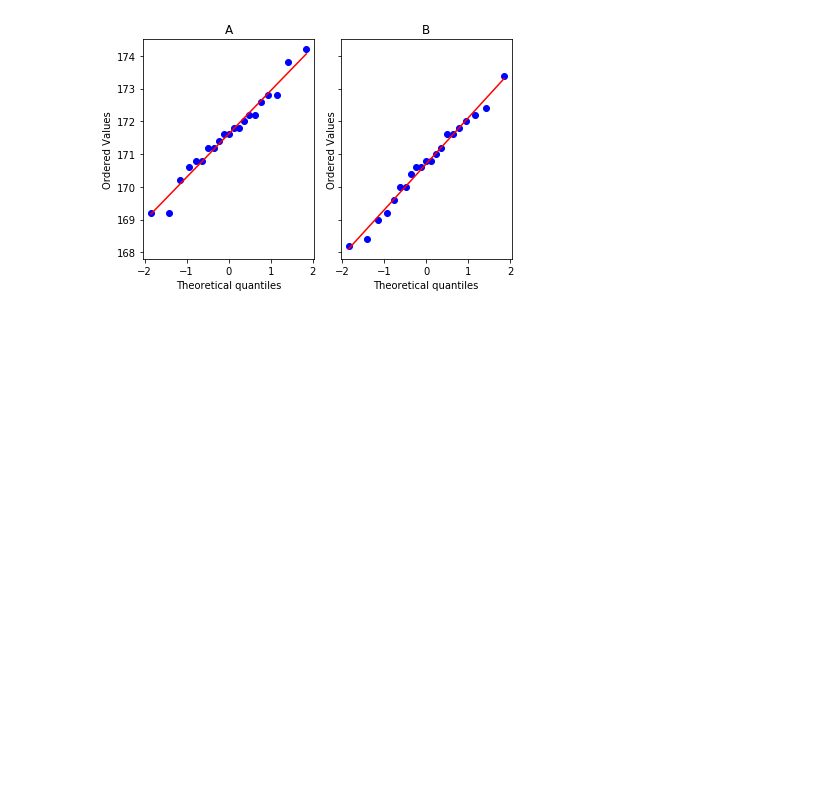
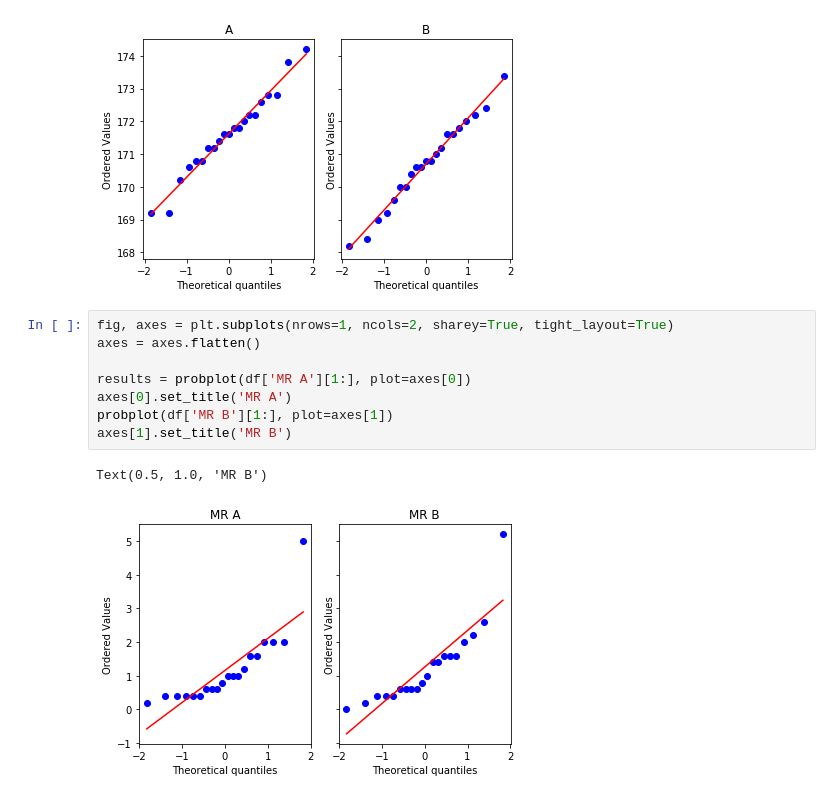
Before and after one commit to rschutjens/spc-mr-charts, a Jupyter notebook: spc_chart.ipynb, the cells around one changed output. Cells and saved outputs as stored; diff of their text form; blank space fills up the shorter version.

Commit message:
add qq plot of moving range

```diff
--- a/spc_chart.ipynb
+++ b/spc_chart.ipynb
@@ -132,3 +132,14 @@ df.describe()
 | 75% | 172.200000 | 171.600000 | 1.60000 | 1.600000 |
 | max | 174.200000 | 173.400000 | 5.00000 | 5.200000 |
 [figure]
+# %%
+fig, axes = plt.subplots(nrows=1, ncols=2, sharey=True, tight_layout=True)
+axes = axes.flatten()
+
+results = probplot(df['MR A'][1:], plot=axes[0])
+axes[0].set_title('MR A')
+probplot(df['MR B'][1:], plot=axes[1])
+axes[1].set_title('MR B')
+# %% [output]
+Text(0.5, 1.0, 'MR B')
+[figure, added]
```
Also changed, not shown: 1 other file.
